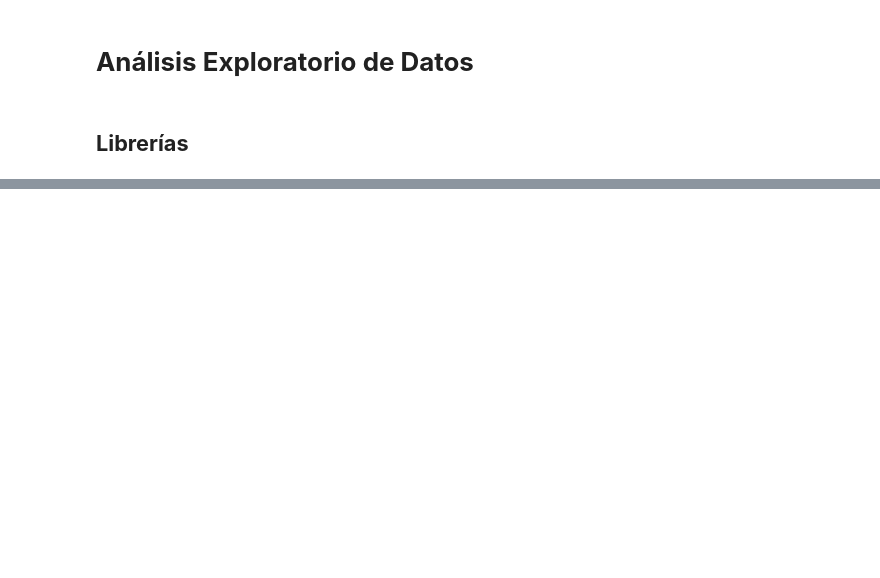
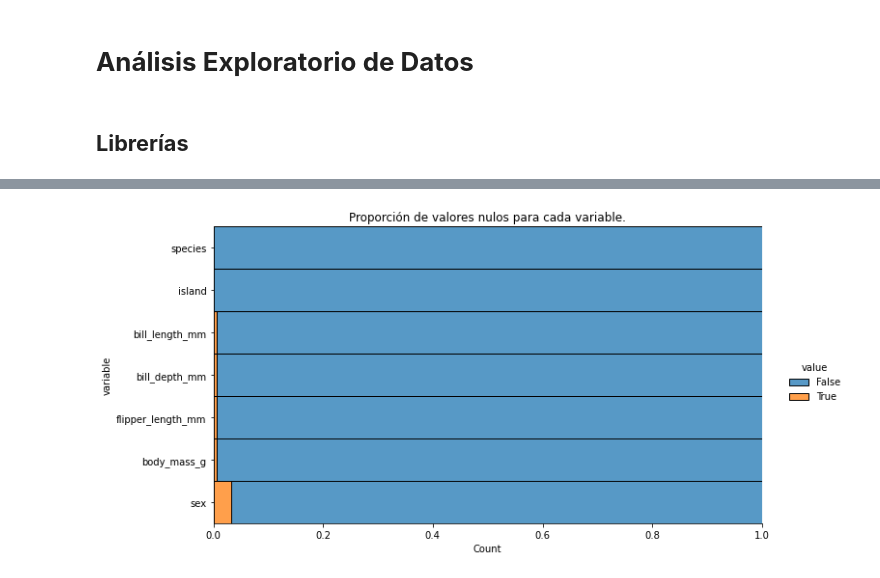
Before and after one commit to JuanFeA98/Fullstack_Data_Scientist, a Jupyter notebook: EDA/01.Analisis_Exploratorio_Datos.ipynb, the cells around one changed output, grey strips where cells are left out. Saved outputs shown, nothing was run; the diff lists cells and outputs as text; code cells hidden in the pictures; blank space fills up the shorter version.

```diff
--- a/EDA/01.Analisis_Exploratorio_Datos.ipynb
+++ b/EDA/01.Analisis_Exploratorio_Datos.ipynb
@@ -29,0 +32,3 @@ penguin_color = {
+# %%
+penguins_data = sns.load_dataset('penguins')
+penguins_data
@@ -29,0 +67,23 @@ penguin_color = {
+# %%
+# Proporción de valores nulos para cada variable.
+
+(penguins_data
+    .isnull()
+    .melt()
+    .pipe(
+        lambda df:(
+            sns.displot(
+                data = df,
+                y = 'variable',
+                hue = 'value',
+                multiple = 'fill',
+                aspect = 2
+            )
+        )
+    ))
+
+plt.title('Proporción de valores nulos para cada variable.')
+
+plt.show()
+# %% [output]
+[figure, added]
```
Also changed, not shown: parts of 18 cells of this notebook.
